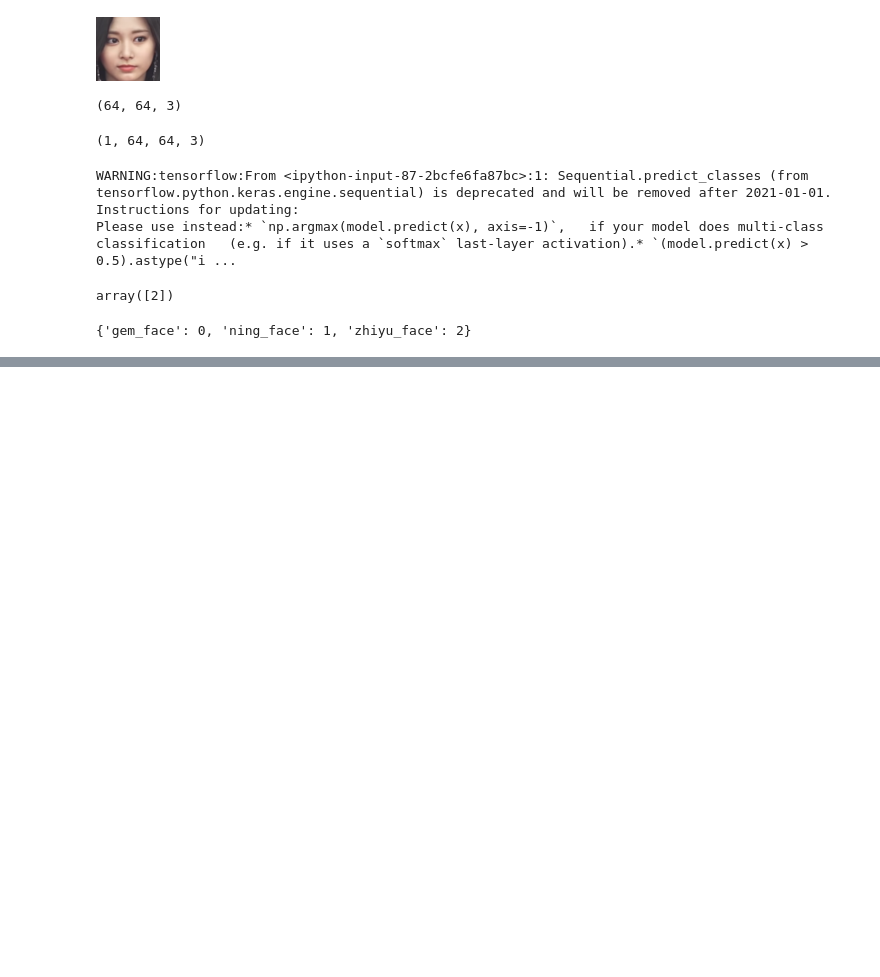
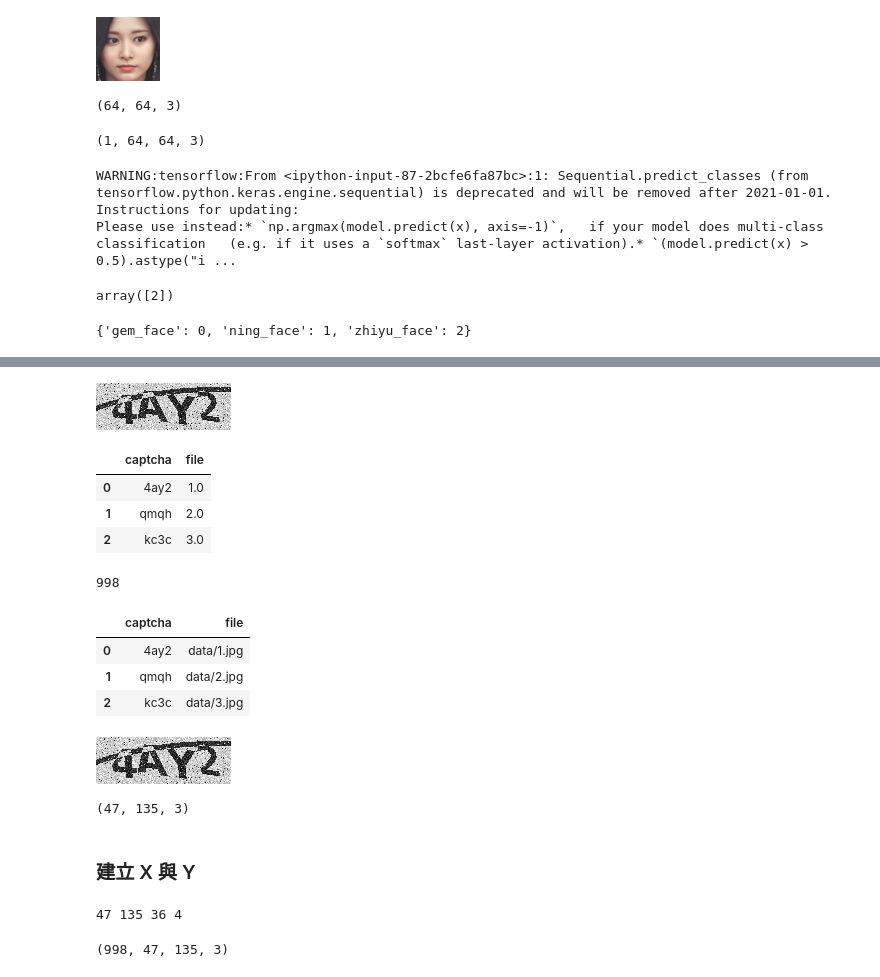
Before and after one commit to ywchiu/tibamedl, a Jupyter notebook: Demo20200801.ipynb, the cells around one changed output, grey strips where cells are left out. Drawn from its saved outputs; the diff is of its cells as text; code cells hidden in the pictures; blank space fills up the shorter version.

```diff
--- a/Demo20200801.ipynb
+++ b/Demo20200801.ipynb
@@ -925,0 +961,5 @@ training_set.class_indices
+# %%
+from PIL import Image
+Image.open('data/1.jpg')
+# %% [output]
+[figure, added]
@@ -925,0 +970,7 @@ training_set.class_indices
+# %%
+captcha.head(3)
+# %% [output]
+|  | captcha | file |
+| 0 | 4ay2 | 1.0 |
+| 1 | qmqh | 2.0 |
+| 2 | kc3c | 3.0 |
@@ -925,0 +979,4 @@ training_set.class_indices
+# %%
+len(captcha)
+# %% [output]
+998
@@ -925,0 +985,31 @@ training_set.class_indices
+# %%
+captcha.head(3)
+# %% [output]
+|  | captcha | file |
+| 0 | 4ay2 | data/1.jpg |
+| 1 | qmqh | data/2.jpg |
+| 2 | kc3c | data/3.jpg |
+# %%
+from PIL import Image
+
+img = Image.open('data/1.jpg')
+img = img.resize((135,47))
+img
+# %% [output]
+[figure, added]
+# %%
+import numpy as np
+im = np.array(img)
+im.shape
+# %% [output]
+(47, 135, 3)
+# %% [markdown]
+### 建立 X 與 Y
+# %%
+characters = '0123456789abcdefghijklmnopqrstuvwxyz'
+height, width = 47,135
+n_len = 4
+n_class = len(characters)
+print(height, width, n_class,n_len)
+# %% [output]
+47 135 36 4
@@ -925,0 +1018,4 @@ training_set.class_indices
+# %%
+X.shape
+# %% [output]
+(998, 47, 135, 3)
```
Also changed, not shown: parts of 28 cells of this notebook.
